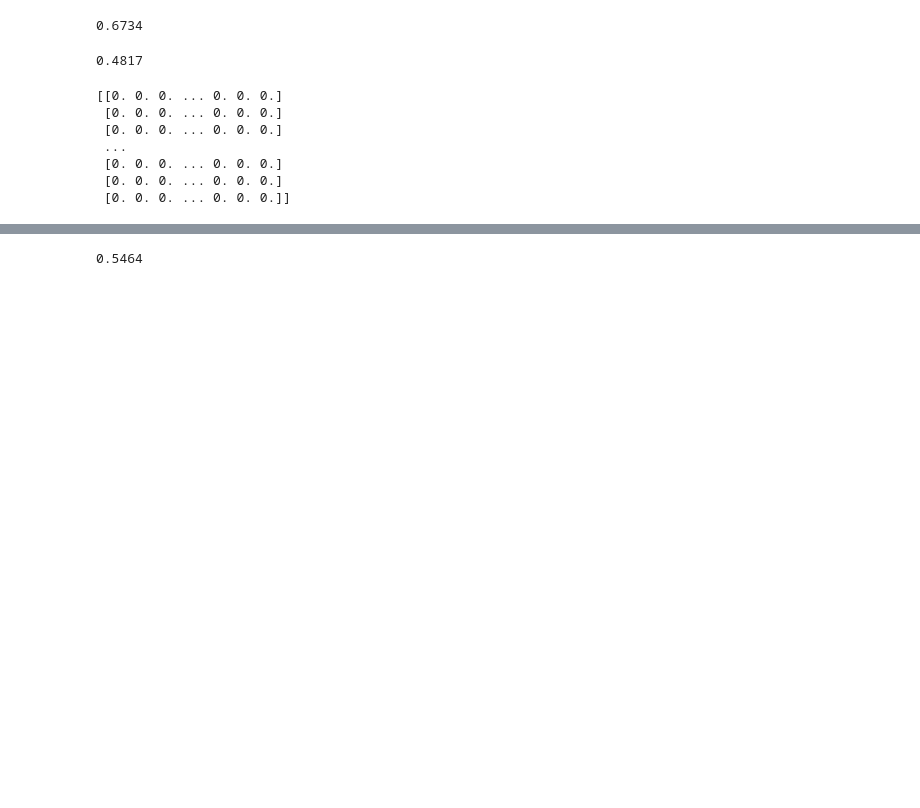
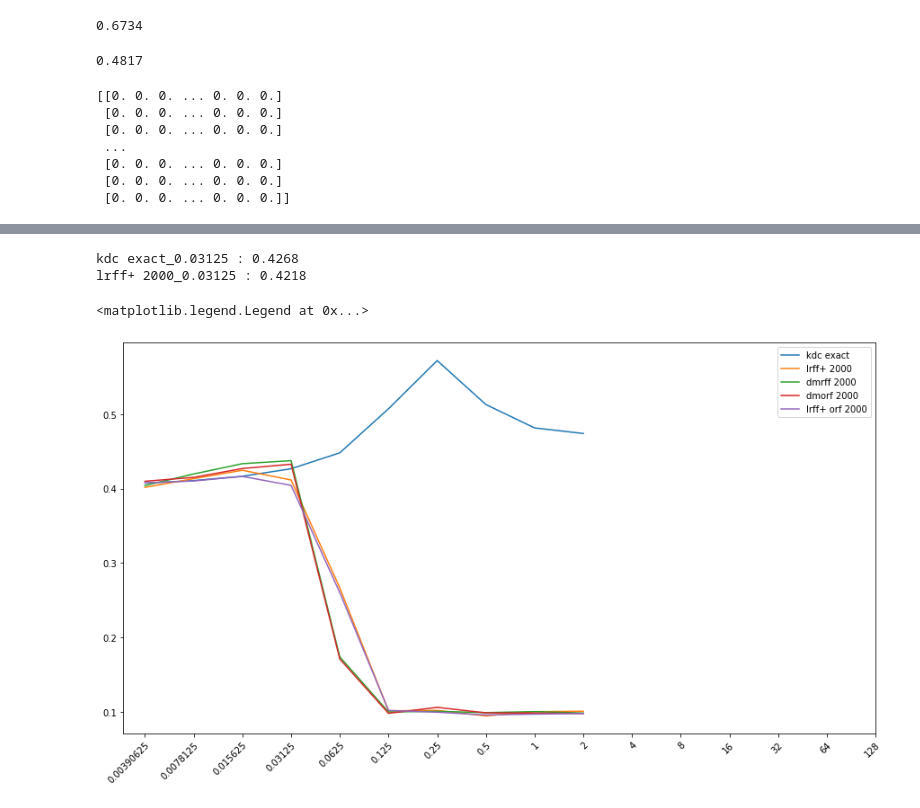
Before and after one commit to fagonzalezo/sklearn-kdcrf, a Jupyter notebook: examples/classification_comparison.ipynb, the cells around one changed output, grey strips where cells are left out. Drawn from its saved outputs; the diff is of its cells as text; code cells hidden in the pictures; blank space fills up the shorter version.

```diff
--- a/examples/classification_comparison.ipynb
+++ b/examples/classification_comparison.ipynb
@@ -58,19 +63,19 @@ def classify(data_train, targets_train, data_test, targets_test, gammas, experim
     classifiers = {#'svm':('gamma', svm.SVC()),
                    'kdc exact':('gamma', KDClassifierRF(approx='exact')),
                    'lrff+ 2000':('gamma', KDClassifierRF(approx='lrff+',
-                                                         n_components=data_train.shape[1],
+                                                         n_components=data_train.shape[1]*5,
                                                          random_state=1)),
                     'dmrff 2000':('gamma', KDClassifierRF(approx='dmrff',
-                                                         n_components=data_train.shape[1],
+                                                         n_components=data_train.shape[1]*5,
                                                          random_state=1)),
                    'dmorf 2000':('gamma', KDClassifierRF(approx='dmrff',
-                                                        n_components=data_train.shape[1],
+                                                        n_components=data_train.shape[1]*5,
                                                         random_state=1,
-                                                        sampler=RBFSamplerORF(n_components=data_train.shape[1], random_state=1))),
+                                                        sampler=RBFSamplerORF(n_components=data_train.shape[1]*5, random_state=1))),
                    'lrff+ orf 2000':('gamma', KDClassifierRF(approx='lrff+',
-                                                        n_components=data_train.shape[1],
+                                                        n_components=data_train.shape[1]*5,
                                                         random_state=1,
-                                                        sampler=RBFSamplerORF(n_components=data_train.shape[1], random_state=1))),
+                                                        sampler=RBFSamplerORF(n_components=data_train.shape[1]*3, random_state=1))),
 
     }
 
@@ -86,7 +91,7 @@ def classify(data_train, targets_train, data_test, targets_test, gammas, experim
             score = clf.score(data_test, targets_test)
             scores[clfn].append(score)
             print('clfn: class ', score)
-            with h5py.File("/tf/home/sklearn-kdcrf/examples/experiment_" + experiment + "_score.h5", mode="a") as file:
+            with h5py.File("/tf/home/sklearn-kdcrf/examples/experiment_cifar_score_2.h5", mode="a") as file:
                 file.create_dataset(clfn + "_" + str(gamma), data=score)
     return classifiers, scores
 # %% [markdown]
@@ -557,7 +562,7 @@ print(kdc_classifier.predict_proba(features_images_test))
  [0. 0. 0. ... 0. 0. 0.]
  [0. 0. 0. ... 0. 0. 0.]]
 # %%
-gammas = [2**i for i in range(-2,2)]
+gammas = [2**i for i in range(-5,4)]
 classifiers, scores = classify(features_images_train, train_labels, features_images_test, test_labels, gammas, "cifar")
 pl.rcParams["figure.figsize"] = (15,8)
 
@@ -605,7 +585,39 @@ module = hub.KerasLayer("https://tfhub.dev/google/imagenet/resnet_v2_152/feature
                    trainable=False)
 features = module(reshape_images_train)   # A batch with shape [batch_size, num_features].
 # %%
-with h5py.File("/tf/home/sklearn-kdcrf/examples/experiment_cifar_svm_score.h5", mode="r") as file:
-    print(file["linear_svm_cifar"][()])
+with h5py.File("/tf/home/sklearn-kdcrf/examples/experiment_cifar_score_2.h5", mode="r") as file:
+    for key in file.keys():
+        print(key, ":", file[key][()])
 # %% [output]
-0.5464
+kdc exact_0.03125 : 0.4268
+lrff+ 2000_0.03125 : 0.4218
+# %%
+classifiers = {#'svm':('gamma', svm.SVC()),
+                   'kdc exact': 1,
+                   'lrff+ 2000':1,
+                    'dmrff 2000':1,
+                   'dmorf 2000':1,
+                   'lrff+ orf 2000':1,
+
+    }
+# %%
+scores = {
+       'kdc exact': [0.4075, 0.4109, 0.4167, 0.4268, 0.4482, 0.5074, 0.5722, 0.5131, 0.4817, 0.4742],
+   'lrff+ 2000': [0.4018, 0.4135, 0.4248, 0.4117, 0.2666, 0.1015, 0.102, 0.0945, 0.1003, 0.1009],
+    'dmrff 2000': [0.4043, 0.4198, 0.4336, 0.4377, 0.1739, 0.0999, 0.1008, 0.099, 0.1004, 0.0985],
+   'dmorf 2000': [0.41, 0.4152, 0.4271, 0.4329, 0.1711, 0.0981, 0.1061, 0.0987, 0.0984, 0.0978],
+   'lrff+ orf 2000':[0.4078, 0.4104, 0.4165, 0.4045, 0.2604, 0.102, 0.0996, 0.0959, 0.097, 0.0979],
+}
+# %%
+pl.rcParams["figure.figsize"] = (15,8)
+
+for clfn in classifiers.keys():
+    pl.plot(np.arange(10), scores[clfn], label=clfn)
+pl.axes().set_xticks(np.arange(len(gammas)))
+pl.axes().set_xticklabels(gammas)
+pl.setp(pl.axes().get_xticklabels(), rotation=45, ha="right",
+         rotation_mode="anchor")
+pl.legend()
+# %% [output]
+<matplotlib.legend.Legend at 0x...>
+[figure, added]
```
Also changed, not shown: parts of 4 cells of this notebook.
